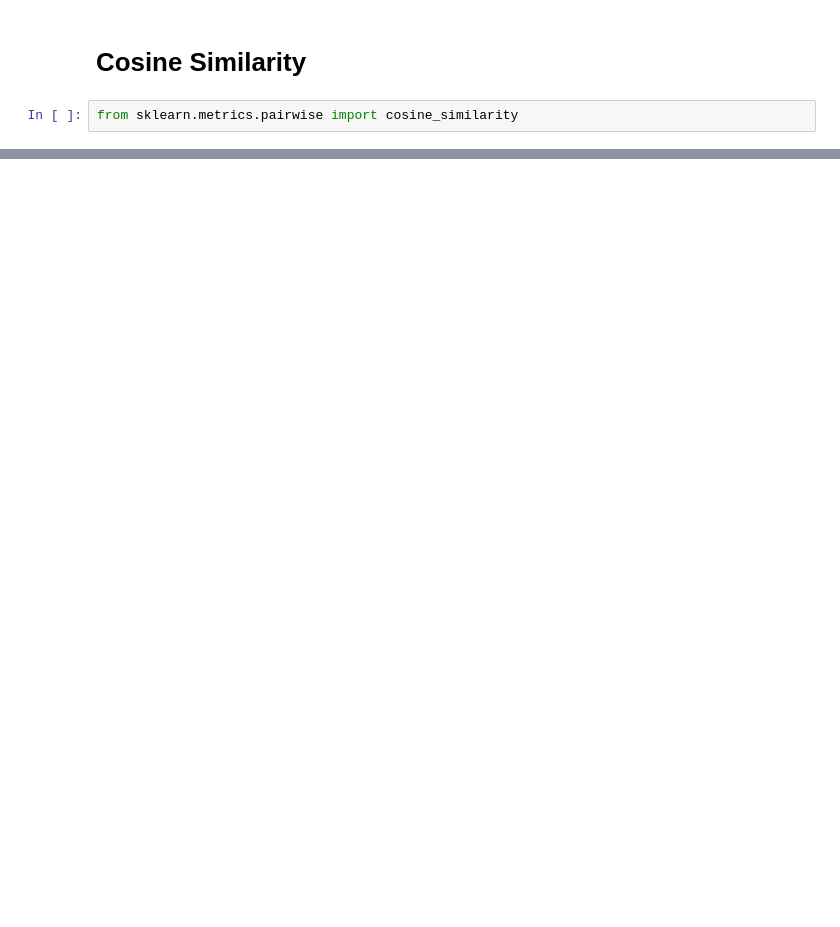
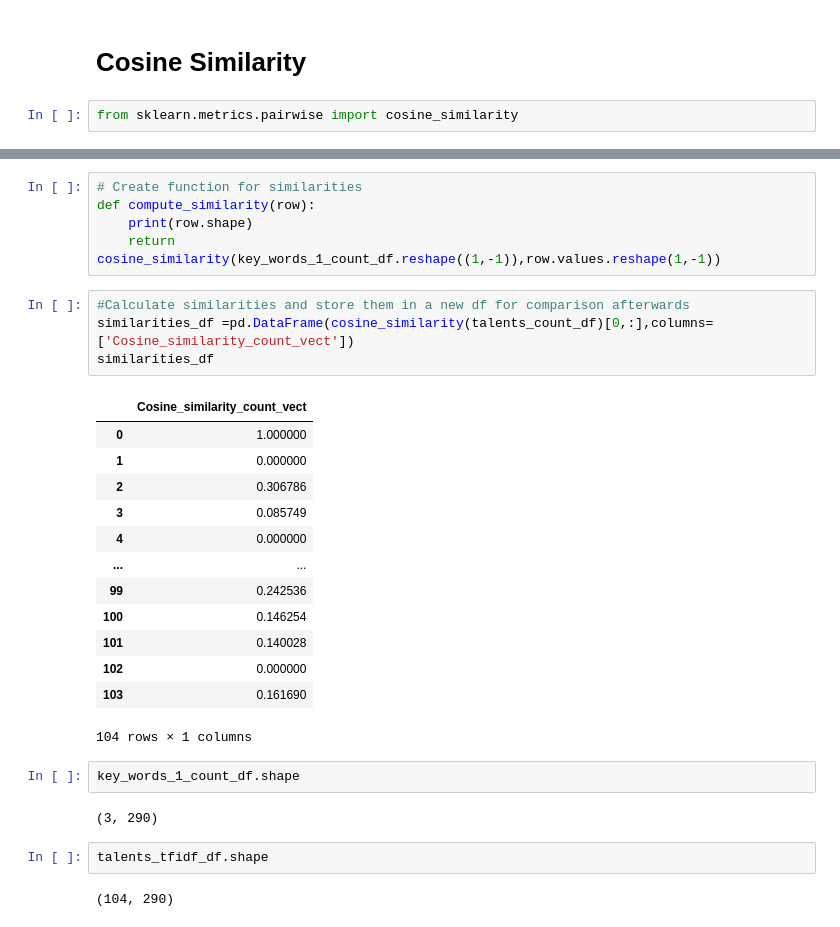
Before and after one commit to cholmess/Potential_Talents, a Jupyter notebook: notebooks/Potential Talents.ipynb, the cells around one changed output, grey strips where cells are left out. Saved outputs shown, nothing was run; the diff lists cells and outputs as text; blank space fills up the shorter version.

Commit message:
Implementing cosine similarity

```diff
--- a/notebooks/Potential Talents.ipynb
+++ b/notebooks/Potential Talents.ipynb
@@ -96,0 +125,31 @@ ValueError: could not convert string to float: '2019 C.T. Bauer College of Busin
+# %%
+# Create function for similarities
+def compute_similarity(row):
+    print(row.shape)
+    return cosine_similarity(key_words_1_count_df.reshape((1,-1)),row.values.reshape(1,-1))
+# %%
+#Calculate similarities and store them in a new df for comparison afterwards
+similarities_df =pd.DataFrame(cosine_similarity(talents_count_df)[0,:],columns=['Cosine_similarity_count_vect'])
+similarities_df
+# %% [output]
+|  | Cosine_similarity_count_vect |
+| 0 | 1.000000 |
+| 1 | 0.000000 |
+| 2 | 0.306786 |
+| 3 | 0.085749 |
+| 4 | 0.000000 |
+| ... | ... |
+| 99 | 0.242536 |
+| 100 | 0.146254 |
+| 101 | 0.140028 |
+| 102 | 0.000000 |
+| 103 | 0.161690 |
+104 rows × 1 columns
+# %%
+key_words_1_count_df.shape
+# %% [output]
+(3, 290)
+# %%
+talents_tfidf_df.shape
+# %% [output]
+(104, 290)
```
Also changed, not shown: parts of 10 cells of this notebook.
